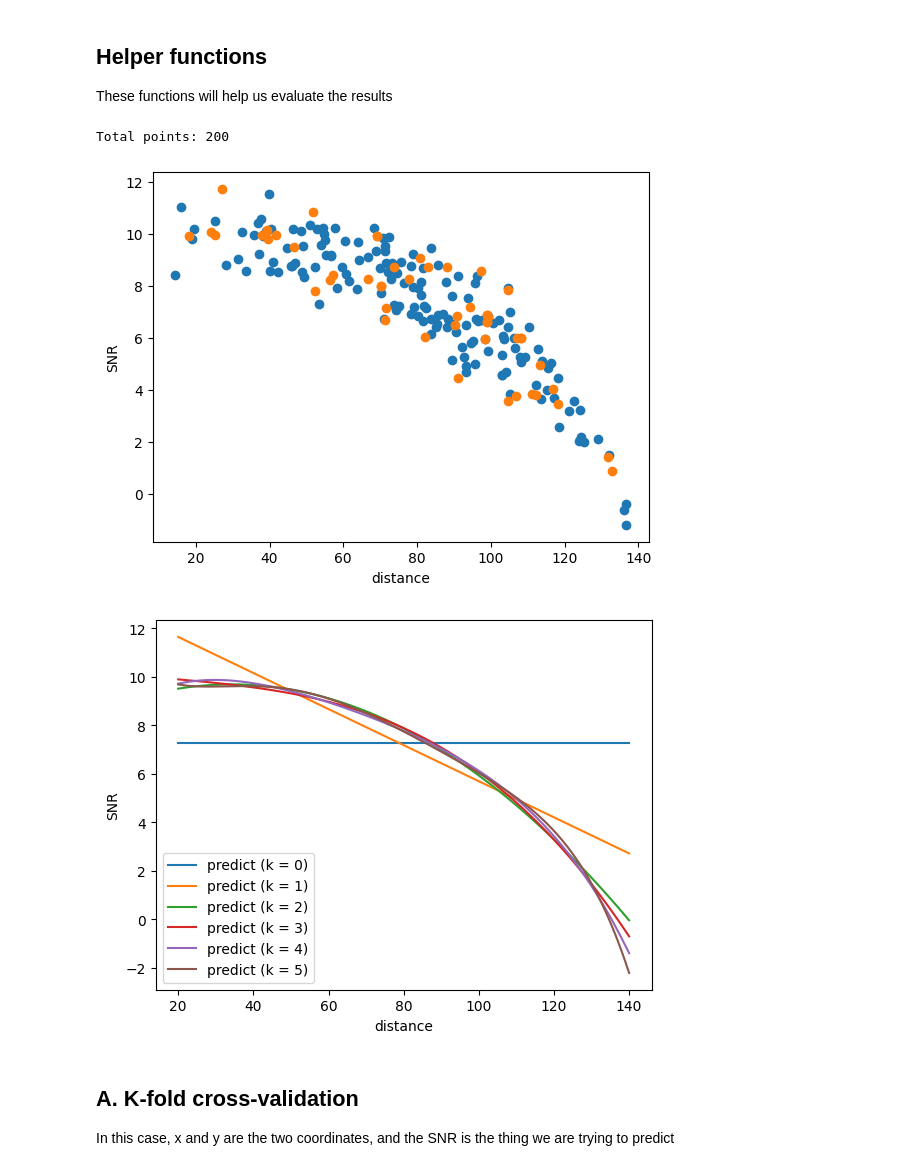
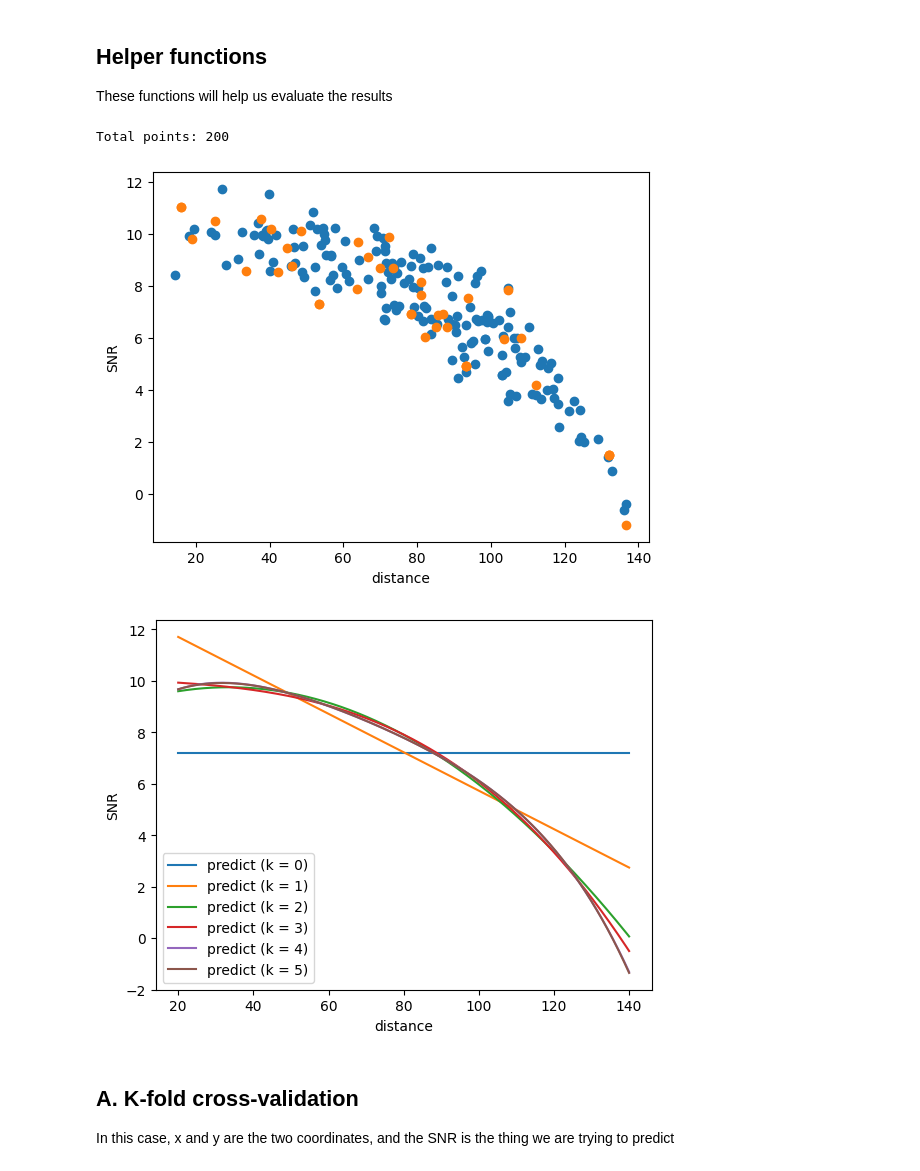
Before and after one commit to miriamzara/MachineLearning, a Jupyter notebook: Lab_1_Model_Selection/01_validation_my_solution_again.ipynb, the cells around one changed output. Drawn from its saved outputs; the diff is of its cells as text; code cells hidden in the pictures.

```diff
--- a/Lab_1_Model_Selection/01_validation_my_solution_again.ipynb
+++ b/Lab_1_Model_Selection/01_validation_my_solution_again.ipynb
@@ -89,32 +89,32 @@ def separate_test(distance, SNR, test_points):
 # %%
 # TODO: separate the training and test sets and create a scatter plot of the SNR as a function of the distance
 
 print(f"Total points: {len(SNR)}")
 distance = compute_distance(x, y)
 
-x_train, y_train, x_test, y_test = separate_test(distance, SNR, 50)
+x_train, y_train, x_test, y_test = separate_test(distance, SNR, 40)
 
 plt.scatter(x_train, y_train, label = "train")
 plt.scatter(x_test, y_test, label = "test")
 plt.xlabel("distance")
 plt.ylabel("SNR")
 plt.show()
-
-
-# MY ADDITION: just to verify functions work
-for k in range(6):
-    x_sample = np.linspace(20, 140, num = 1000)
-    p = fit(x_train, y_train, k)
-    y_sample_predict = predict(x_sample, p)
-    plt.plot(x_sample, y_sample_predict, label = f"predict (k = {k})")
-plt.xlabel("distance")
-plt.ylabel("SNR")
-plt.legend()
-plt.show()
 # %% [output]
 Total points: 200
-[figure, old version]
+[figure, new version]
-[figure, removed]
+# %%
+# MY ADDITION: just to verify functions work
+for k in range(6):
+    x_sample = np.linspace(20, 140, num = 1000)
+    p = fit(x_train, y_train, k)
+    y_sample_predict = predict(x_sample, p)
+    plt.plot(x_sample, y_sample_predict, label = f"predict (k = {k})")
+plt.xlabel("distance")
+plt.ylabel("SNR")
+plt.legend()
+plt.show()
+# %% [output]
+[figure, added]
 # %% [markdown]
 ## A. K-fold cross-validation
 
```
Also changed, not shown: parts of 18 cells of this notebook, 1 other file.
